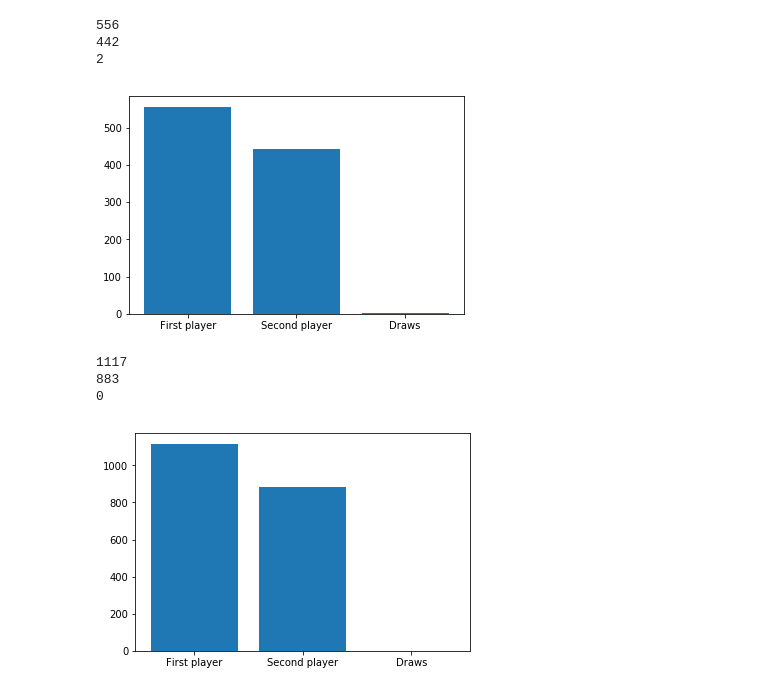
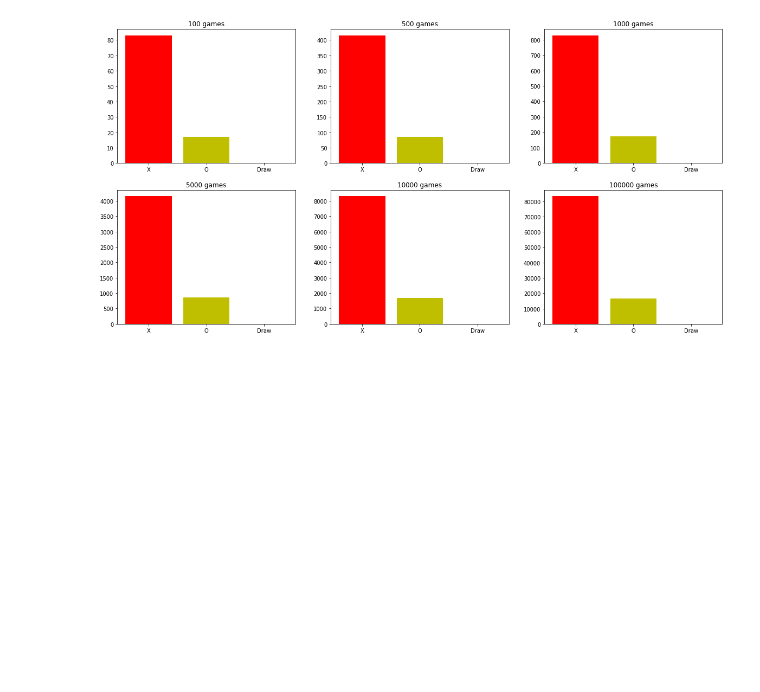
Before and after one commit to Vanik888/Game-AI, a Jupyter notebook: project_1/task1.3/Connect statistic.ipynb, the cells around one changed output. Drawn from its saved outputs; the diff is of its cells as text; code cells hidden in the pictures; blank space fills up the shorter version.

Commit message:
Add statistics based moves for player 1

```diff
--- a/project_1/task1.3/Connect statistic.ipynb
+++ b/project_1/task1.3/Connect statistic.ipynb
@@ -53,0 +108,10 @@ def run_random_game():
+# %%
+# collect statistics
+x_wins, o_wins, draws = 0, 0, 0
+win_pos_x = np.zeros((n_rows, n_columns), dtype=int)
+win_pos_o  = np.zeros((n_rows, n_columns), dtype=int)
+for i in range(100000):
+    run_random_game()
+# %%
+win_pos = np.copy(win_pos_x)
+print win_pos
@@ -55,10 +126,5 @@ def run_random_game():
 x_wins, o_wins, draws = 0, 0, 0
 win_pos_x = np.zeros((n_rows, n_columns), dtype=int)
 win_pos_o  = np.zeros((n_rows, n_columns), dtype=int)
-for i in range(10):
-    run_random_game()
-print x_wins
-print o_wins
-print draws
-print win_pos_x
-print win_pos_o
+for i in range(1000):
+    run_random_game(win_pos)
@@ -81,30 +131,24 @@ print win_pos_o
 # %%
-from matplotlib.ticker import FuncFormatter
+# visualize number of wins, loses and draws
+# for statistics based choice of column for X
+# and random choice for O
 import matplotlib.pyplot as plt
-import numpy as np
-%matplotlib inline
+plt.subplots(2, 3, figsize=(20, 10))
 
-games_num = [1000, 2000]
-
+games_num = [100, 500, 1000, 5000, 10000, 100000]
+k = 1
 for i in games_num:
     x_wins, o_wins, draws = 0, 0, 0
     for j in range(i):
-        run_random_game()
-    print x_wins
-    print o_wins
-    print draws
+        run_random_game(win_pos)
     x = np.arange(3)
     money = [x_wins, o_wins, draws]
-    fig, ax = plt.subplots()
-    plt.bar(x, money)
-    plt.xticks(x, ('First player', 'Second player', 'Draws'))
-    plt.show()
+    plt.subplot(2, 3, k)
+    k+=1
+    plt.bar(x, money,color=['r', 'y', 'b'])
+    plt.xticks(x, ('X', 'O', 'Draw'))
+    plt.title(str(i) + ' games')
+
+plt.show()
 # %% [output]
-556
-442
-2
-[figure, old version]
+[figure, new version]
-1117
-883
-0
-[figure, removed]
```
Also changed, not shown: parts of 10 cells of this notebook, 1 other file.
